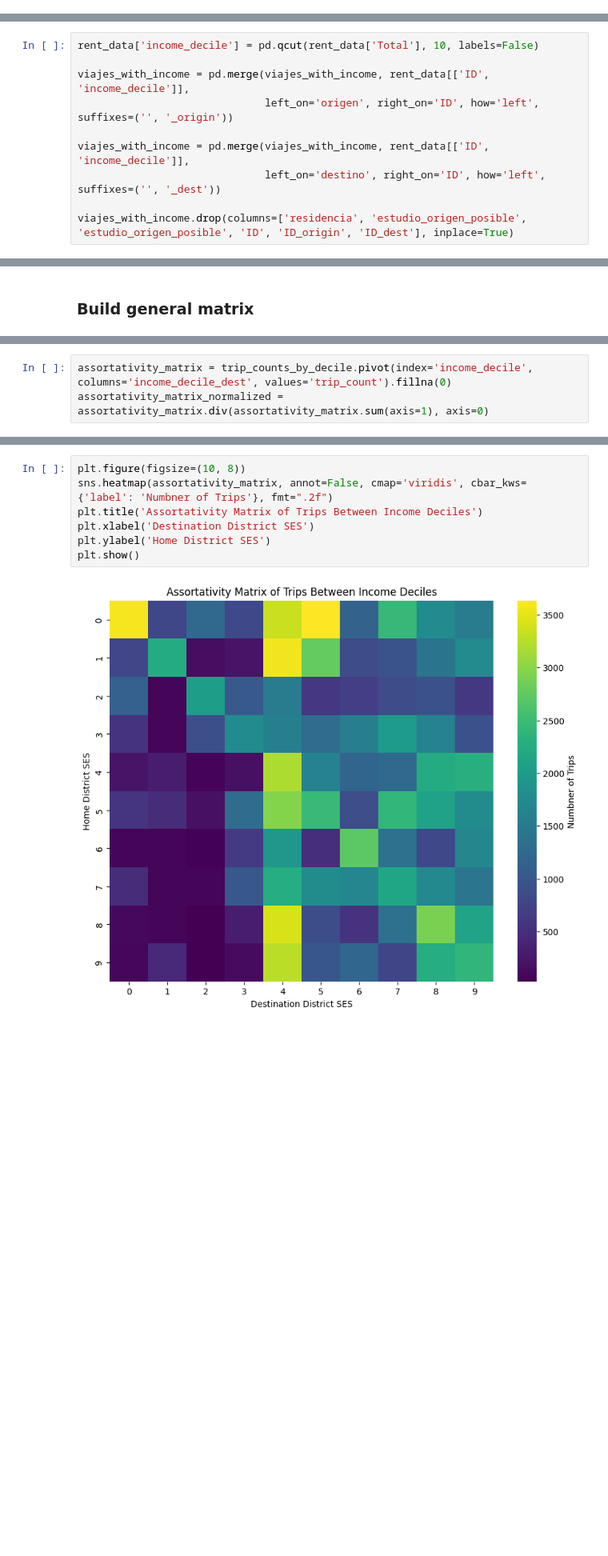
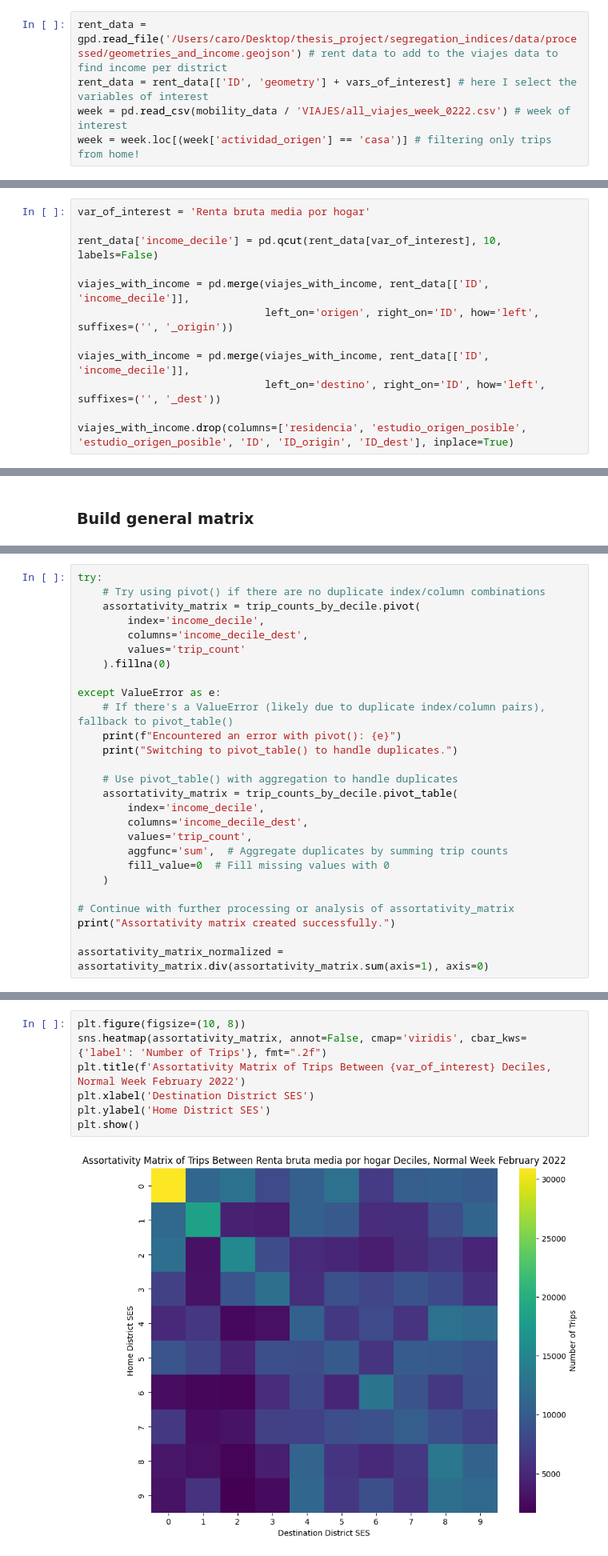
Before and after one commit to carobs9/thesis_project, a Jupyter notebook: segregation_indices/assortativity_matrix.ipynb, the cells around one changed output, grey strips where cells are left out. Shown: that part at 80% size. Saved outputs shown, nothing was run; the diff lists cells and outputs as text; blank space fills up the shorter version.

```diff
--- a/segregation_indices/assortativity_matrix.ipynb
+++ b/segregation_indices/assortativity_matrix.ipynb
@@ -28,0 +19,5 @@ filtered_df = madrid.loc[(madrid['actividad_origen'] == 'casa')]
+# %%
+rent_data = gpd.read_file('/Users/caro/Desktop/thesis_project/segregation_indices/data/processed/geometries_and_income.geojson') # rent data to add to the viajes data to find income per district
+rent_data = rent_data[['ID', 'geometry'] + vars_of_interest] # here I select the variables of interest
+week = pd.read_csv(mobility_data / 'VIAJES/all_viajes_week_0222.csv') # week of interest
+week = week.loc[(week['actividad_origen'] == 'casa')] # filtering only trips from home!
@@ -62,7 +45,9 @@ See the caveats in the documentation: https://pandas.pydata.org/pandas-docs/stab
 # %% [markdown]
 ### 2. Divide data into income deciles D for each SE class - for each origin and destination, I add the income decile
 # %%
-rent_data['income_decile'] = pd.qcut(rent_data['Total'], 10, labels=False)
+var_of_interest = 'Renta bruta media por hogar'
+
+rent_data['income_decile'] = pd.qcut(rent_data[var_of_interest], 10, labels=False)
 
 viajes_with_income = pd.merge(viajes_with_income, rent_data[['ID', 'income_decile']],
                               left_on='origen', right_on='ID', how='left', suffixes=('', '_origin'))
@@ -124,3 +82,0 @@ A = np.zeros((N, N))  # Initialize an N x N matrix
-# %%
-assortativity_matrix = trip_counts_by_decile.pivot(index='income_decile', columns='income_decile_dest', values='trip_count').fillna(0)
-assortativity_matrix_normalized = assortativity_matrix.div(assortativity_matrix.sum(axis=1), axis=0)
@@ -126,0 +98,27 @@ assortativity_matrix_normalized = assortativity_matrix.div(assortativity_matrix.
+# %%
+try:
+    # Try using pivot() if there are no duplicate index/column combinations
+    assortativity_matrix = trip_counts_by_decile.pivot(
+        index='income_decile',
+        columns='income_decile_dest',
+        values='trip_count'
+    ).fillna(0)
+
+except ValueError as e:
+    # If there's a ValueError (likely due to duplicate index/column pairs), fallback to pivot_table()
+    print(f"Encountered an error with pivot(): {e}")
+    print("Switching to pivot_table() to handle duplicates.")
+
+    # Use pivot_table() with aggregation to handle duplicates
+    assortativity_matrix = trip_counts_by_decile.pivot_table(
+        index='income_decile',
+        columns='income_decile_dest',
+        values='trip_count',
+        aggfunc='sum',  # Aggregate duplicates by summing trip counts
+        fill_value=0  # Fill missing values with 0
+    )
+
+# Continue with further processing or analysis of assortativity_matrix
+print("Assortativity matrix created successfully.")
+
+assortativity_matrix_normalized = assortativity_matrix.div(assortativity_matrix.sum(axis=1), axis=0)
@@ -127,12 +129,12 @@ assortativity_matrix_normalized = assortativity_matrix.div(assortativity_matrix.
 # %%
 plt.figure(figsize=(10, 8))
-sns.heatmap(assortativity_matrix, annot=False, cmap='viridis', cbar_kws={'label': 'Numbner of Trips'}, fmt=".2f")
-plt.title('Assortativity Matrix of Trips Between Income Deciles')
+sns.heatmap(assortativity_matrix, annot=False, cmap='viridis', cbar_kws={'label': 'Number of Trips'}, fmt=".2f")
+plt.title(f'Assortativity Matrix of Trips Between {var_of_interest} Deciles, Normal Week February 2022')
 plt.xlabel('Destination District SES')
 plt.ylabel('Home District SES')
 plt.show()
 # %% [output]
-[figure, old version]
+[figure, new version]
 # %%
 plt.figure(figsize=(10, 8))
 sns.heatmap(assortativity_matrix_normalized, annot=False, cmap='viridis', cbar_kws={'label': 'Normalized Probability'}, fmt=".2f")
```
Also changed, not shown: parts of 18 cells of this notebook, 32 other files.
